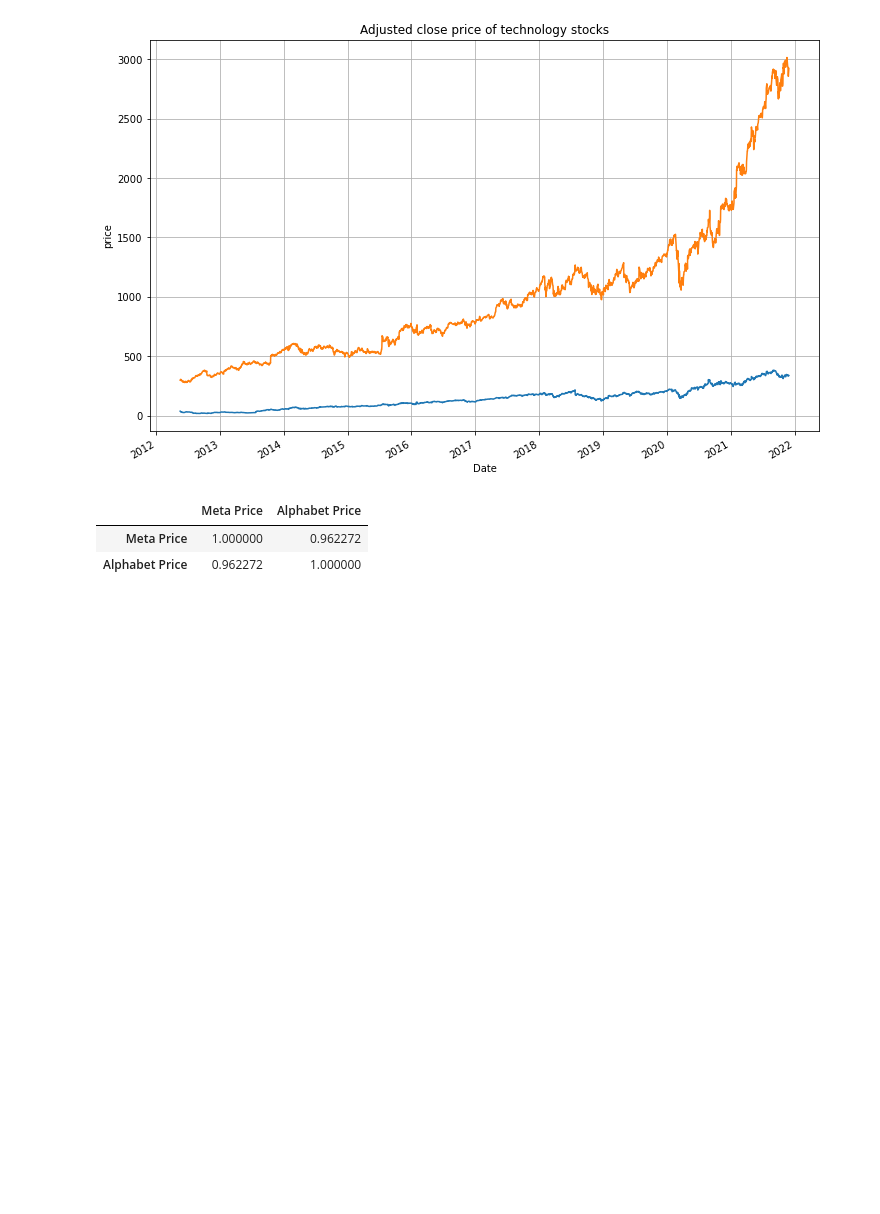
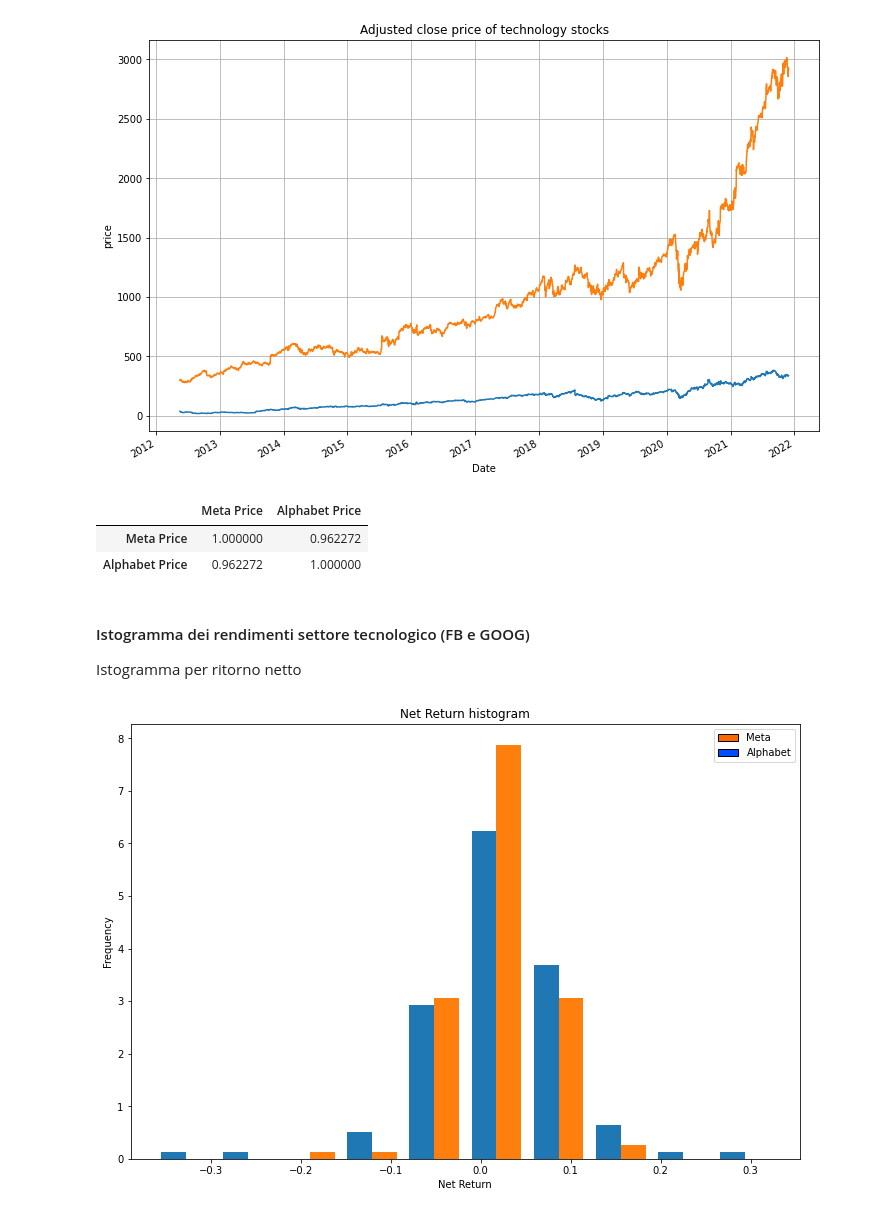
Before and after one commit to tommcamm/BISF-Project, a Jupyter notebook: python/Notebook del progetto.ipynb, the cells around one changed output. Saved outputs shown, nothing was run; the diff lists cells and outputs as text; code cells hidden in the pictures; blank space fills up the shorter version.

```diff
--- a/python/Notebook del progetto.ipynb
+++ b/python/Notebook del progetto.ipynb
@@ -211,3 +215,26 @@ adj_close_tecno.corr()
 |  | Meta Price | Alphabet Price |
 | Meta Price | 1.000000 | 0.962272 |
 | Alphabet Price | 0.962272 | 1.000000 |
+# %% [markdown]
+#### Istogramma dei rendimenti settore tecnologico (FB e GOOG)
+
+Istogramma per ritorno netto
+# %%
+# Plot dell'istogramma dei rendimenti usando sempre matplotlib
+from matplotlib.patches import Rectangle # per la legenda ci serve rectangle
+
+cmap = plt.get_cmap('jet')
+
+
+plt.figure(figsize=(12,8)) # hist non ha come argomento la grandezza della figura, workaround
+plt.hist(rendimenti_tecno[["Rendimenti Netti Meta", "Rendimenti Netti Alphabet"]], density=True, )
+plt.title("Net Return histogram")
+t_labels=["Meta", "Alphabet"] # Nomi degli stock nella legenda
+t_handles=[Rectangle((0,0),1,1,color=cmap(0.8),ec="k"), Rectangle((0,0),1,1,color=cmap(0.2),ec="k")]
+plt.legend(t_handles, t_labels, loc='upper right') # Creazione legenda con posizione alto a dx
+plt.xlabel("Net Return")
+plt.ylabel("Frequency")
+
+plt.show()
+# %% [output]
+[figure, added]
```
Also changed, not shown: parts of 6 cells of this notebook, 2 other files.
